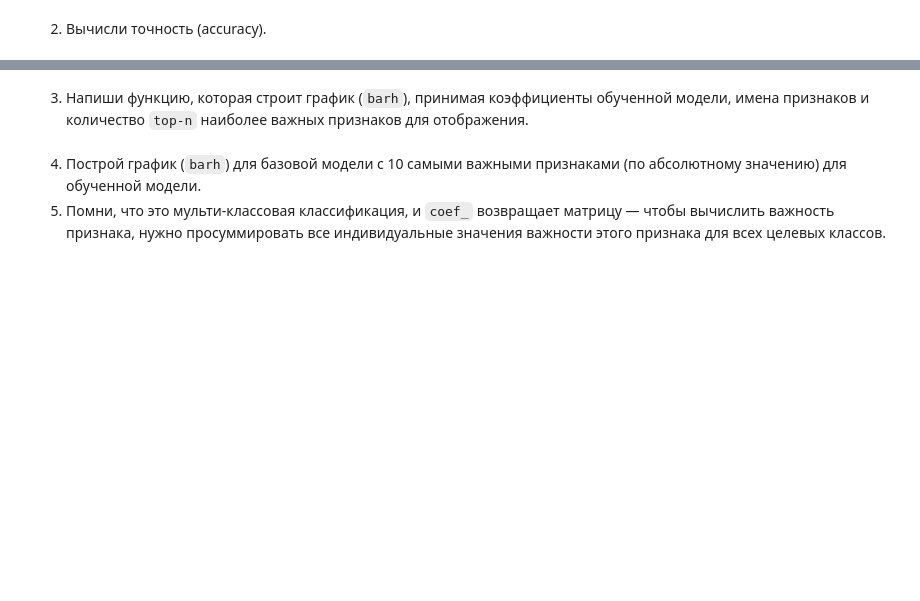
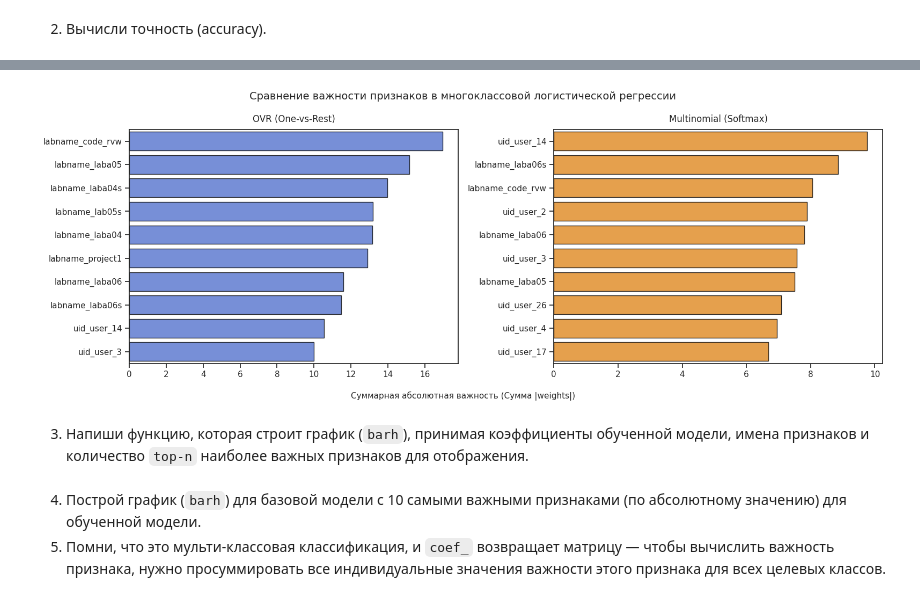
Before and after one commit to RunForJoy/ml-fundamentals-classification-regression-clustering, a Jupyter notebook: src/ex02/02_multiclass_one-hot_RU.ipynb, the cells around one changed output, grey strips where cells are left out. Cells and saved outputs as stored; diff of their text form; code cells hidden in the pictures; blank space fills up the shorter version.

```diff
--- a/src/ex02/02_multiclass_one-hot_RU.ipynb
+++ b/src/ex02/02_multiclass_one-hot_RU.ipynb
@@ -178,0 +135,15 @@ logReg_coef_matrix = np.array(
+# %%
+y_pred_ovr = logRegMultiOVR.predict(X)
+full_accuracy_ovr = accuracy_score(y, y_pred_ovr)
+
+# сравню с алгоритмом решения по умолчанию, т.е multinomial:
+logRegMulti.fit(X, y)
+y_pred_multinomial = logRegMulti.predict(X)
+full_accuracy_multinomial = accuracy_score(y, y_pred_multinomial)
+
+print(
+    f"{'Алгоритм лог.регрессии':<22} | {'Accuracy':<8} | Комментарий\n"
+    f"{'-' * 90}\n"
+    f"{'OVR':<22} | {full_accuracy_ovr:<8.4f} | по умолчанию в версиях scikit-learn до 1.5\n"
+    f"{'Multinomial':<22} | {full_accuracy_multinomial:<8.4f} | по умолчанию в текущей версии scikit-learn (Softmax)"
+)
@@ -178,0 +167,5 @@ logReg_coef_matrix = np.array(
+# %%
+logReg_coef_matrix_ovr = np.array(
+    [estimator.coef_[0] for estimator in logRegMultiOVR.estimators_]
+)
+logReg_coef_matrix_ovr[:1]
@@ -179,3 +223,44 @@ logReg_coef_matrix = np.array(
+# %%
+def draw_barh_for_feature_importances(df1, df2, top_n=10):
+    df1_top = df1.nlargest(top_n, "OVR")
+    df2_top = df2.nlargest(top_n, "Multinomial")
+
+    fig, axes = plt.subplots(1, 2, figsize=(16, 6), sharey=False)
+
+    plots_data = [
+        (axes[0], df1_top, "OVR", "OVR (One-vs-Rest)", "royalblue"),
+        (axes[1], df2_top, "Multinomial", "Multinomial (Softmax)", "darkorange"),
+    ]
+
+    for ax, df_top, col_name, title, color in plots_data:
+        sns.barplot(
+            x=df_top[col_name],
+            y=df_top.index,
+            ax=ax,
+            color=color,
+            edgecolor="black",
+            alpha=0.8,
+        )
+        ax.set_title(title, fontsize=12, pad=10)
+        ax.set_xlabel("")
+        ax.set_ylabel("")
+
+    fig.supxlabel(
+        "Суммарная абсолютная важность (Сумма |weights|)", fontsize=11, y=0.02
+    )
+    fig.suptitle(
+        "Сравнение важности признаков в многоклассовой логистической регрессии",
+        fontsize=14,
+        y=0.98,
+    )
+
+    plt.tight_layout()
+    plt.show()
+
+
+draw_barh_for_feature_importances(df_ovr_table, df_multi_table, top_n=10)
+# %% [output]
+[figure, added]
 # %% [markdown]
 3. Напиши функцию, которая строит график (`barh`), принимая коэффициенты обученной модели, имена признаков и количество `top-n` наиболее важных признаков для отображения.
 # %%
```
Also changed, not shown: parts of 44 cells of this notebook, 1 other file.
